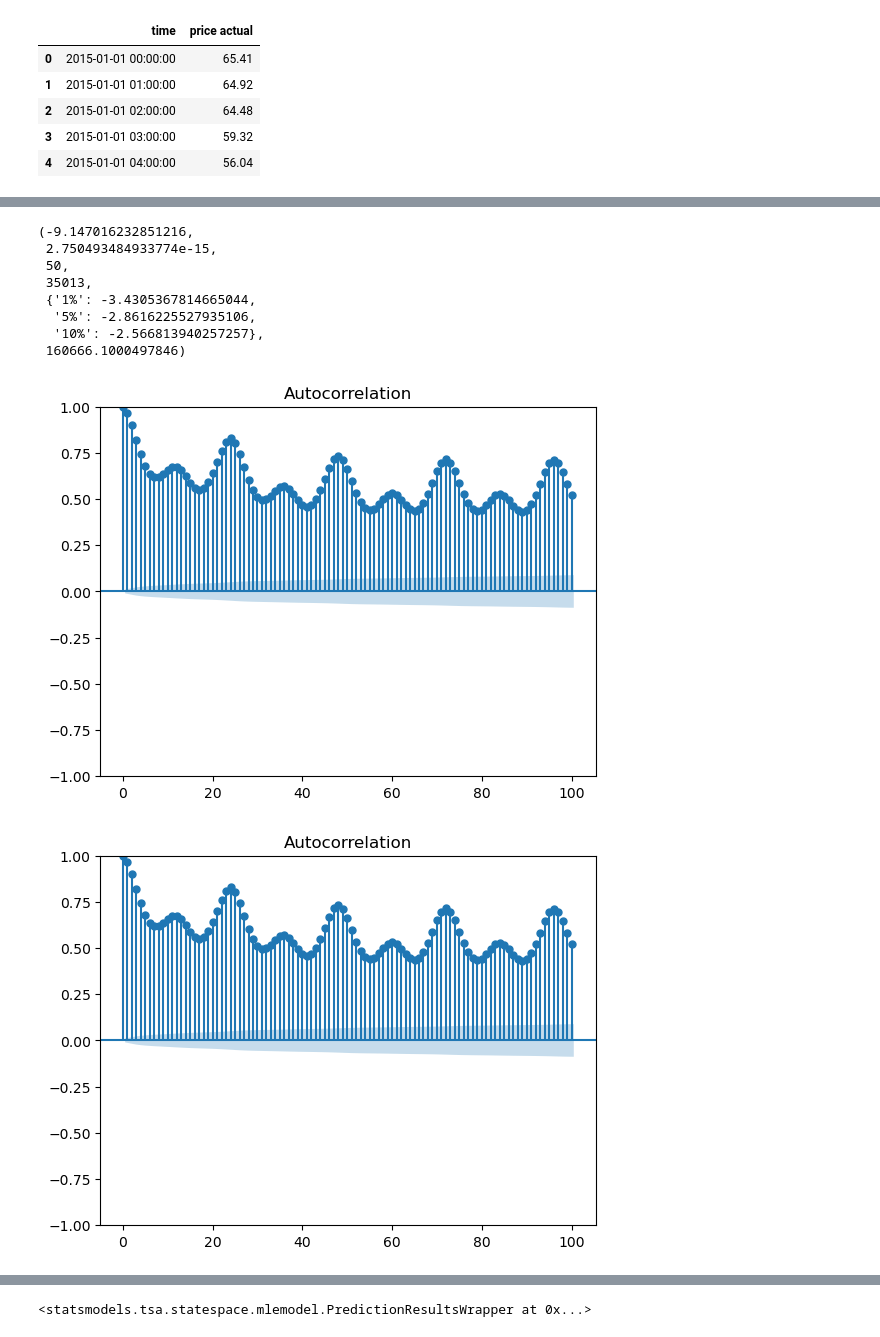
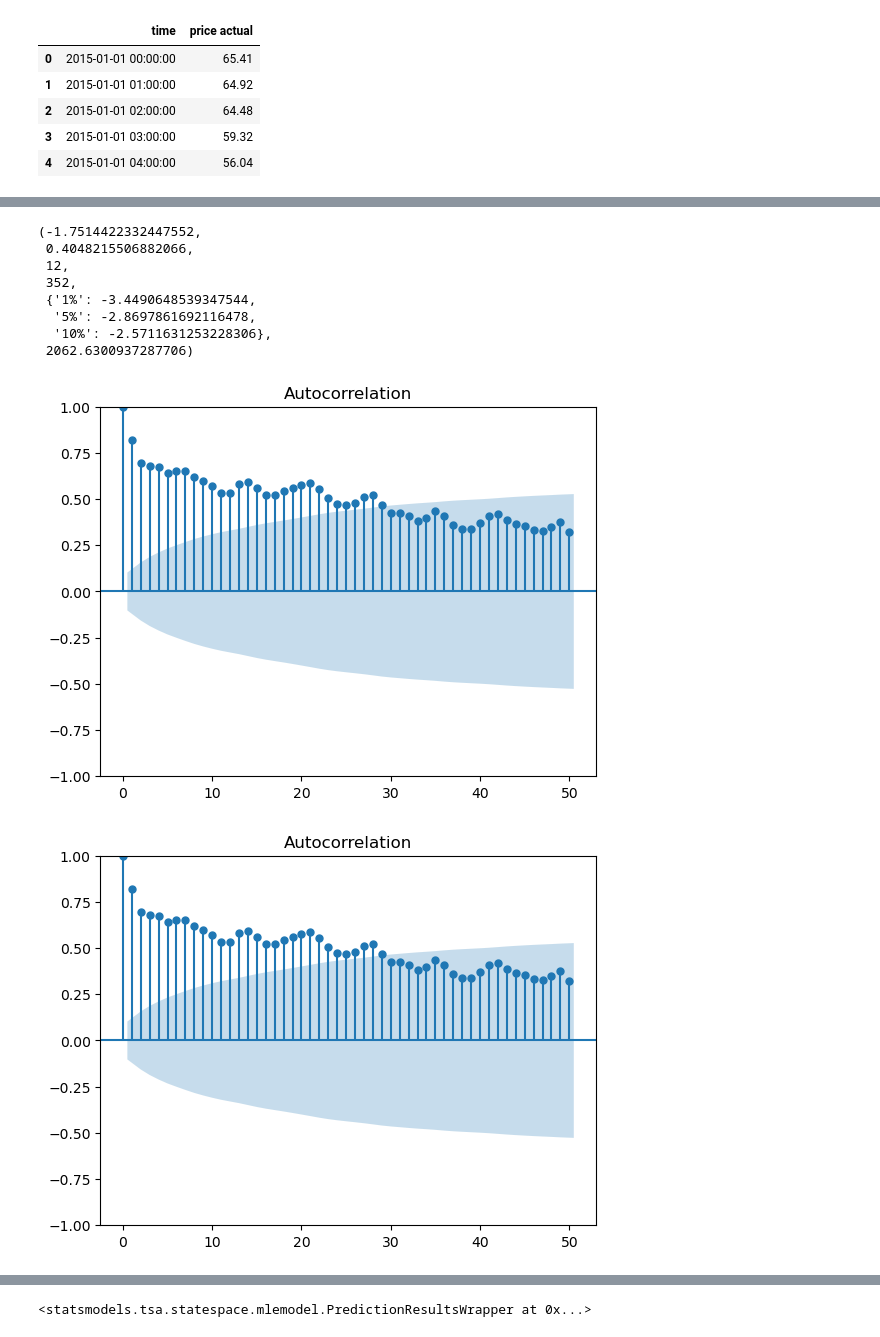
Before and after one commit to Er90Space/IntegratedCA2_ML-DV_CCT, a Jupyter notebook: CA2_ML_Dvis.ipynb, the cells around one changed output, grey strips where cells are left out. Saved outputs shown, nothing was run; the diff lists cells and outputs as text; code cells hidden in the pictures.

```diff
--- a/CA2_ML_Dvis.ipynb
+++ b/CA2_ML_Dvis.ipynb
@@ -130,0 +116,3 @@ forecast_df.head()
+# %%
+#Extract the year.
+forecast_df = forecast_df[forecast_df['time'].dt.year == 2018]
@@ -130,0 +128,3 @@ forecast_df.head()
+# %%
+# Remove the time.
+forecast_df['Date'] = forecast_df['time'].dt.date
@@ -130,0 +140,3 @@ forecast_df.head()
+# %%
+# Group by date and find average price per day.
+forecast_df=forecast_df.groupby(['Date'])['price actual'].mean().reset_index()
@@ -131,19 +162,19 @@ forecast_df.head()
 # %%
-#Check if the data is stationary
+#Check if the data is stationary. The data results non stationary.
 adfuller(forecast_df["price actual"])
 # %% [output]
-(-9.147016232851216,
- 2.750493484933774e-15,
- 50,
- 35013,
- {'1%': -3.4305367814665044,
-  '5%': -2.8616225527935106,
-  '10%': -2.566813940257257},
- 160666.1000497846)
+(-1.7514422332447552,
+ 0.4048215506882066,
+ 12,
+ 352,
+ {'1%': -3.4490648539347544,
+  '5%': -2.8697861692116478,
+  '10%': -2.5711631253228306},
+ 2062.6300937287706)
 # %%
 # Plot ACF.
-plot_acf(forecast_df["price actual"], lags=100)
+plot_acf(forecast_df["price actual"], lags=50)
 # %% [output]
-[figure, old version]
+[figure, new version]
-[figure, old version]
+[figure, new version]
 # %%
```
Also changed, not shown: parts of 29 cells of this notebook.
